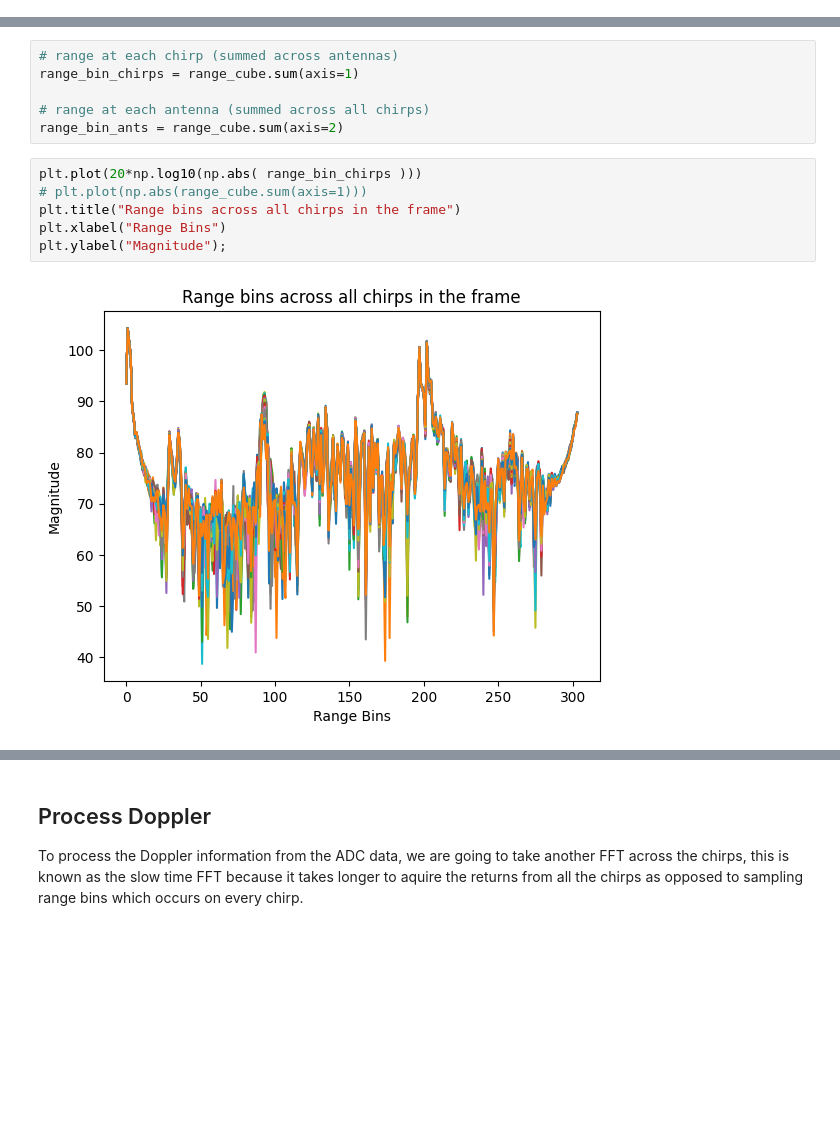
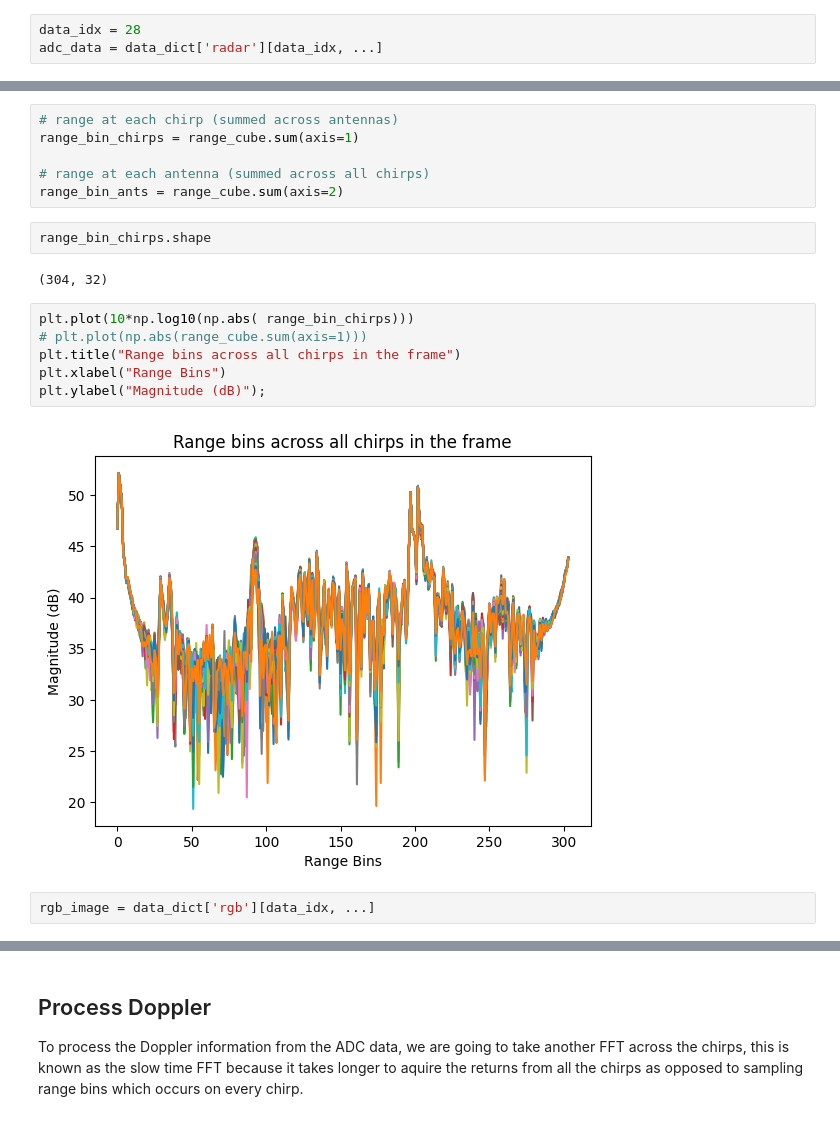
Before and after one commit to itberrios/radical, a Jupyter notebook: notebooks/range_doppler.ipynb, the cells around one changed output, grey strips where cells are left out. Cells and saved outputs as stored; diff of their text form; blank space fills up the shorter version.

```diff
--- a/notebooks/range_doppler.ipynb
+++ b/notebooks/range_doppler.ipynb
@@ -49,0 +48,3 @@ adc_data = data_dict['radar'][28, ...]
+# %%
+data_idx = 28
+adc_data = data_dict['radar'][data_idx, ...]
@@ -60,11 +65,17 @@ range_bin_chirps = range_cube.sum(axis=1)
 
 # range at each antenna (summed across all chirps)
 range_bin_ants = range_cube.sum(axis=2)
+# %%
+range_bin_chirps.shape
+# %% [output]
+(304, 32)
 # %%
-plt.plot(20*np.log10(np.abs( range_bin_chirps )))
+plt.plot(10*np.log10(np.abs( range_bin_chirps)))
 # plt.plot(np.abs(range_cube.sum(axis=1)))
 plt.title("Range bins across all chirps in the frame")
 plt.xlabel("Range Bins")
-plt.ylabel("Magnitude");
+plt.ylabel("Magnitude (dB)");
 # %% [output]
-[figure, old version]
+[figure, new version]
+# %%
+rgb_image = data_dict['rgb'][data_idx, ...]
```
Also changed, not shown: parts of 12 cells of this notebook, 2 other files.
